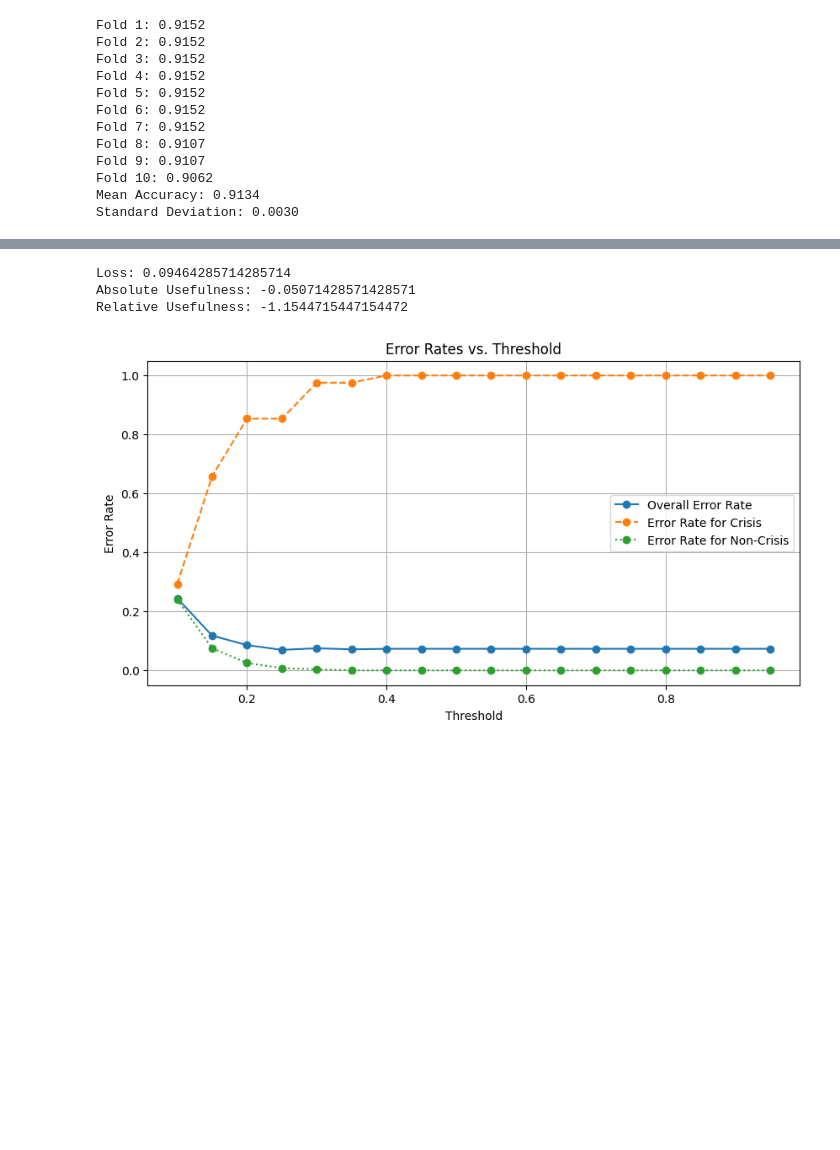
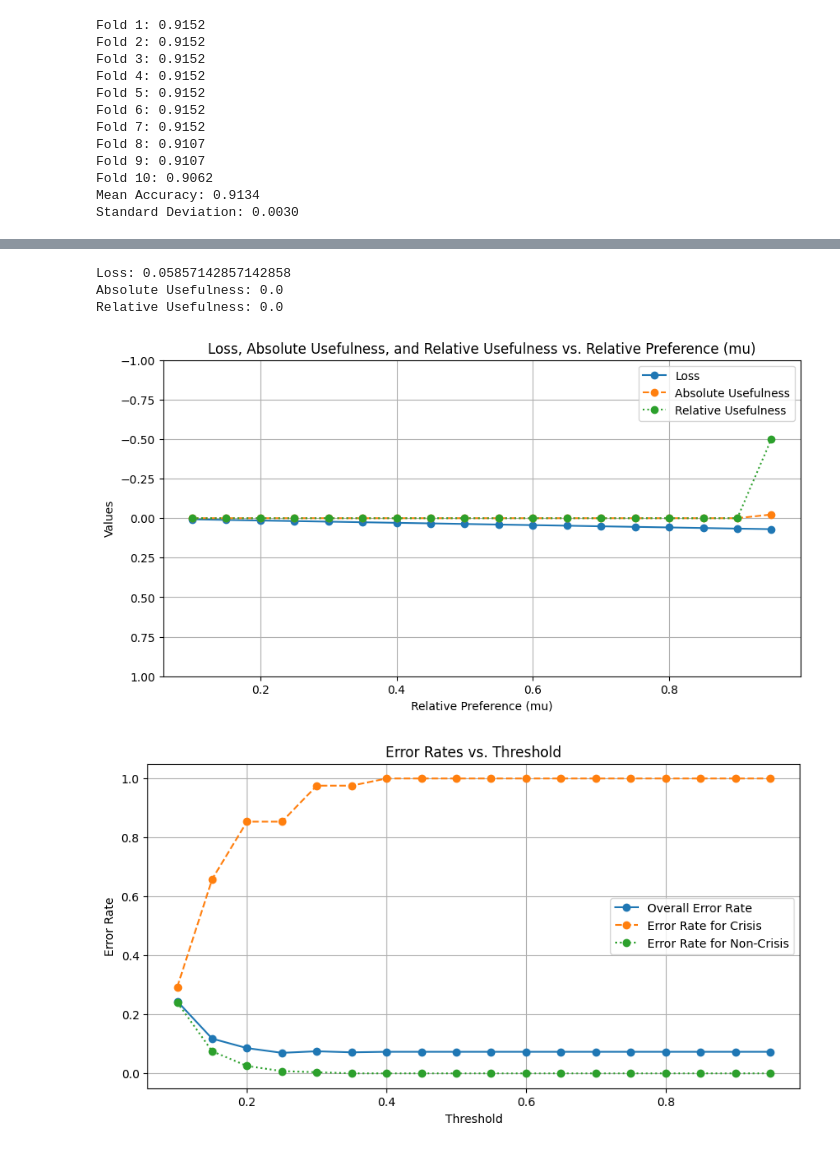
Before and after one commit to FinNijatTech/ML-algorithms-as-EWM-for-Economic-Crisis, a Jupyter notebook: Master_Thesis_Project.ipynb, the cells around one changed output, grey strips where cells are left out. Cells and saved outputs as stored; diff of their text form; code cells hidden in the pictures; blank space fills up the shorter version.

```diff
--- a/Master_Thesis_Project.ipynb
+++ b/Master_Thesis_Project.ipynb
@@ -275,7 +275,7 @@ accuracy_score(y_test, y_pred_lr)
 TN, FP, FN, TP = confusion_matrix_lr.ravel()
 
 # Define mu and class probabilities
-mu = 0.6  # Relative preference between missing crises and false alarms
+mu = 0.8  # Relative preference between missing crises and false alarms
 P1 = (TP + FN) / len(y_test)  # Probability of crises class
 P2 = (TN + FP) / len(y_test)  # Probability of tranquil class
 
@@ -290,7 +290,7 @@ loss = mu * T1 * P1 + (1 - mu) * T2 * P2
 min_loss = min(mu * P1, (1 - mu) * P2)
 absolute_usefulness = min_loss - loss
 
-# Compute the relative usefulness
+# Compute the relative usefulnesssd
 max_possible_usefulness = min(mu * P1, (1 - mu) * P2)
 relative_usefulness = absolute_usefulness / max_possible_usefulness
 
@@ -298,9 +298,64 @@ print(f"Loss: {loss}")
 print(f"Absolute Usefulness: {absolute_usefulness}")
 print(f"Relative Usefulness: {relative_usefulness}")
 # %% [output]
-Loss: 0.09464285714285714
-Absolute Usefulness: -0.05071428571428571
-Relative Usefulness: -1.1544715447154472
+Loss: 0.05857142857142858
+Absolute Usefulness: 0.0
+Relative Usefulness: 0.0
+# %%
+import matplotlib.pyplot as plt
+import numpy as np
+from sklearn.metrics import confusion_matrix as cm
+
+# Define a range of mu (relative preference) values
+mu_values = np.arange(0.1, 1.0, 0.05)
+
+# Initialize lists to store Loss, Absolute Usefulness, and Relative Usefulness
+loss_values = []
+absolute_usefulness_values = []
+relative_usefulness_values = []
+
+for mu in mu_values:
+    # Extract values from the confusion matrix
+    TN, FP, FN, TP = confusion_matrix_lr.ravel()
+
+    # Define class probabilities
+    P1 = (TP + FN) / len(y_test)  # Probability of crises class
+    P2 = (TN + FP) / len(y_test)  # Probability of tranquil class
+
+    # Calculate T1 and T2 from the confusion matrix
+    T1 = FN / (TP + FN)  # Type I errors (missed crises)
+    T2 = FP / (TN + FP)  # Type II errors (issued false alarms)
+
+    # Compute the loss function
+    loss = mu * T1 * P1 + (1 - mu) * T2 * P2
+
+    # Compute the absolute usefulness
+    min_loss = min(mu * P1, (1 - mu) * P2)
+    absolute_usefulness = min_loss - loss
+
+    # Compute the relative usefulness
+    max_possible_usefulness = min(mu * P1, (1 - mu) * P2)
+    relative_usefulness = absolute_usefulness / max_possible_usefulness
+
+    # Append values to the lists
+    loss_values.append(loss)
+    absolute_usefulness_values.append(absolute_usefulness)
+    relative_usefulness_values.append(relative_usefulness)
+
+# Create the figure
+plt.figure(figsize=(10, 5))
+plt.plot(mu_values, loss_values, label='Loss', marker='o', linestyle='-')
+plt.plot(mu_values, absolute_usefulness_values, label='Absolute Usefulness', marker='o', linestyle='--')
+plt.plot(mu_values, relative_usefulness_values, label='Relative Usefulness', marker='o', linestyle=':')
+plt.xlabel('Relative Preference (mu)')
+plt.ylabel('Values')
+plt.title('Loss, Absolute Usefulness, and Relative Usefulness vs. Relative Preference (mu)')
+plt.ylim(1, -1)  # Set the y-axis limits to range from 1 to -1
+plt.grid(True)
+plt.legend()
+plt.show()
+# %% [output]
+[figure, added]
 # %%
 from sklearn.metrics import accuracy_score, confusion_matrix as cm
 
```
Also changed, not shown: parts of 27 cells of this notebook.
